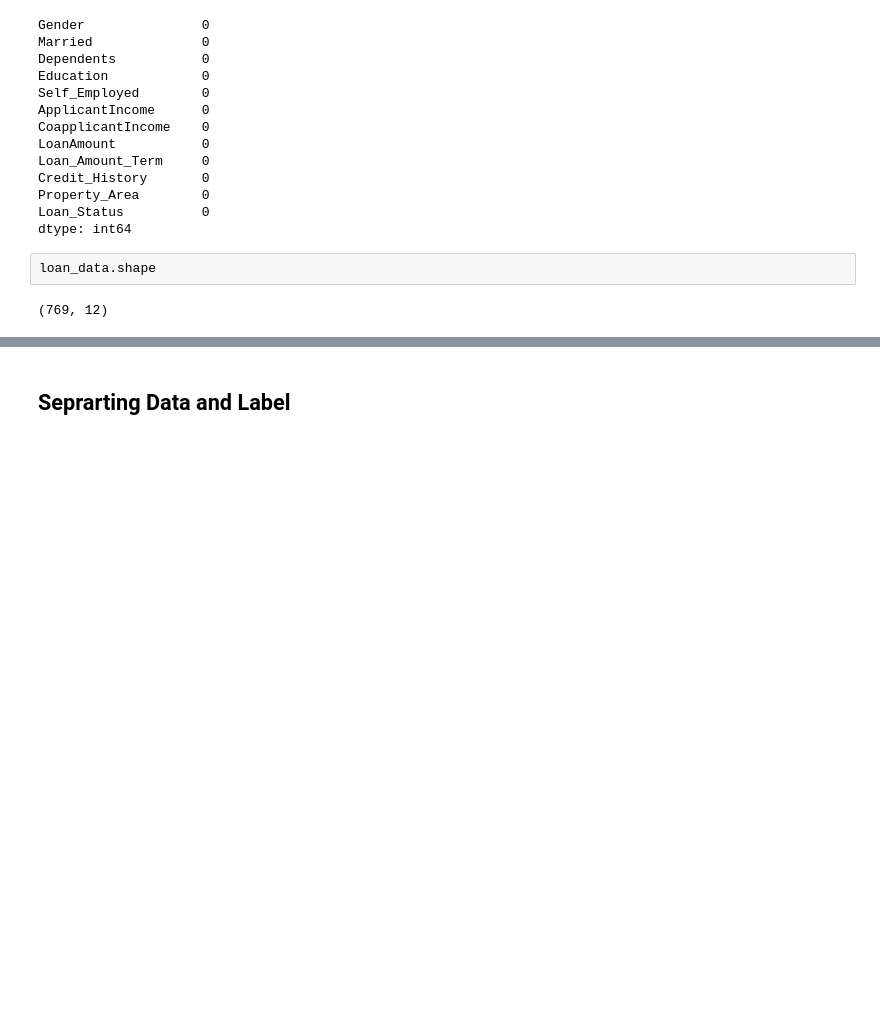
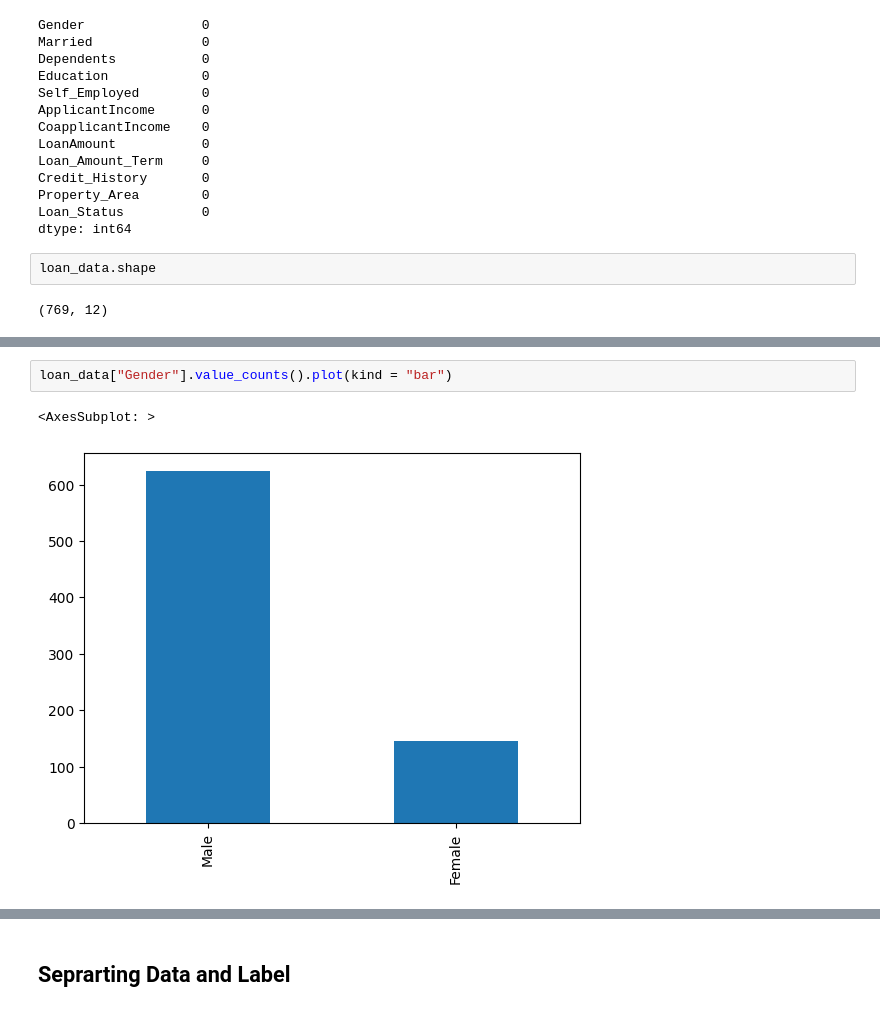
Before and after one commit to AnkitGaur2811/The-pred-center, a Jupyter notebook: MachineModels/Loan Status Prediction/Loan_status_prediction.ipynb, the cells around one changed output, grey strips where cells are left out. Cells and saved outputs as stored; diff of their text form; blank space fills up the shorter version.

```diff
--- a/MachineModels/Loan Status Prediction/Loan_status_prediction.ipynb
+++ b/MachineModels/Loan Status Prediction/Loan_status_prediction.ipynb
@@ -179,0 +213,5 @@ loan_data.shape
+# %%
+loan_data["Gender"].value_counts().plot(kind = "bar")
+# %% [output]
+<AxesSubplot: >
+[figure, added]
```
Also changed, not shown: parts of 52 cells of this notebook.
